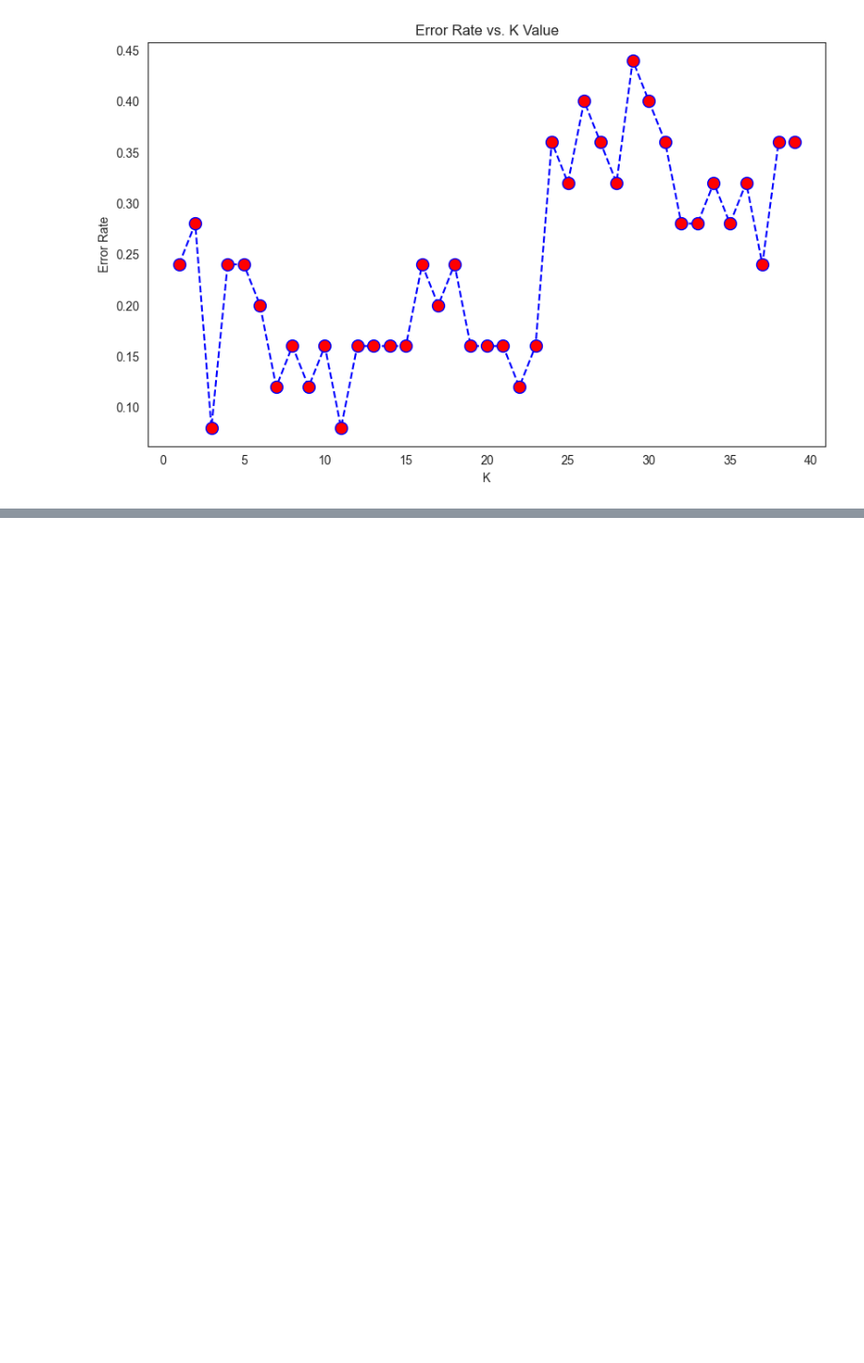
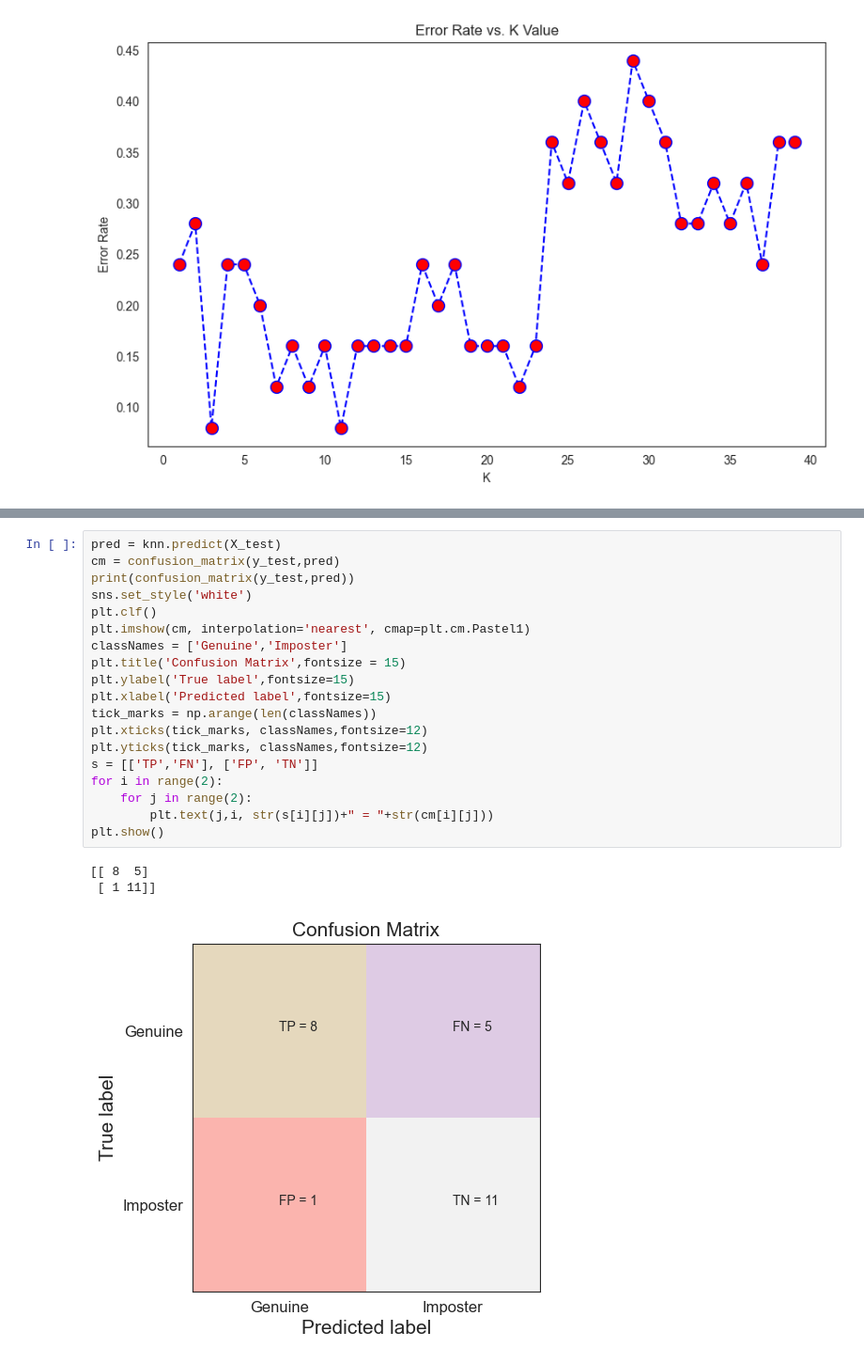
Before and after one commit to AdithiAcharya/Keystroke_analysis, a Jupyter notebook: ML Models/KNN.ipynb, the cells around one changed output, grey strips where cells are left out. Shown at 94% size. Drawn from its saved outputs; the diff is of its cells as text; blank space fills up the shorter version.

```diff
--- a/ML Models/KNN.ipynb
+++ b/ML Models/KNN.ipynb
@@ -194,0 +279,23 @@ ValueError: could not convert string to float: 'Genuine'
+# %%
+pred = knn.predict(X_test)
+cm = confusion_matrix(y_test,pred)
+print(confusion_matrix(y_test,pred))
+sns.set_style('white')
+plt.clf()
+plt.imshow(cm, interpolation='nearest', cmap=plt.cm.Pastel1)
+classNames = ['Genuine','Imposter']
+plt.title('Confusion Matrix',fontsize = 15)
+plt.ylabel('True label',fontsize=15)
+plt.xlabel('Predicted label',fontsize=15)
+tick_marks = np.arange(len(classNames))
+plt.xticks(tick_marks, classNames,fontsize=12)
+plt.yticks(tick_marks, classNames,fontsize=12)
+s = [['TP','FN'], ['FP', 'TN']]
+for i in range(2):
+    for j in range(2):
+        plt.text(j,i, str(s[i][j])+" = "+str(cm[i][j]))
+plt.show()
+# %% [output]
+[[ 8  5]
+ [ 1 11]]
+[figure, added]
```
Also changed, not shown: parts of 15 cells of this notebook, 8 other files.
